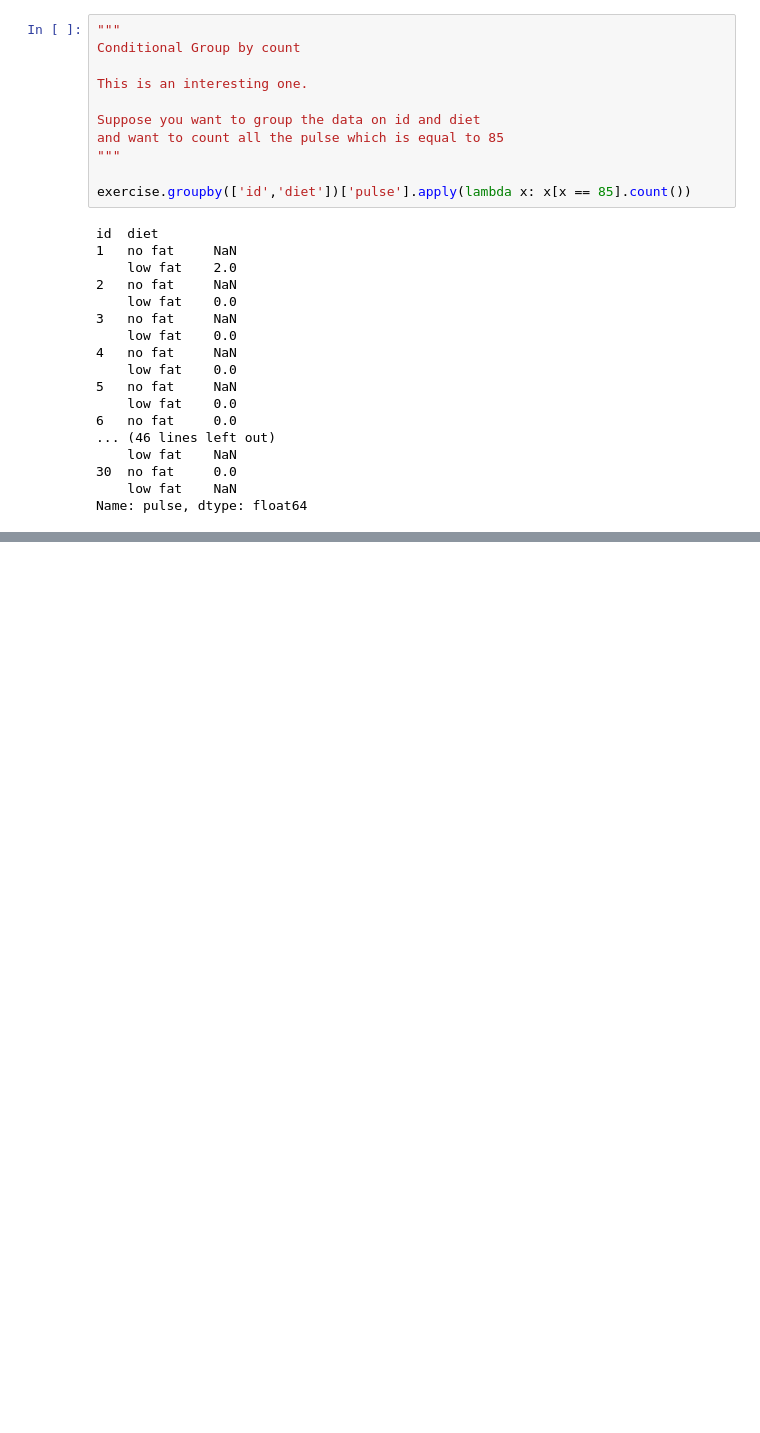
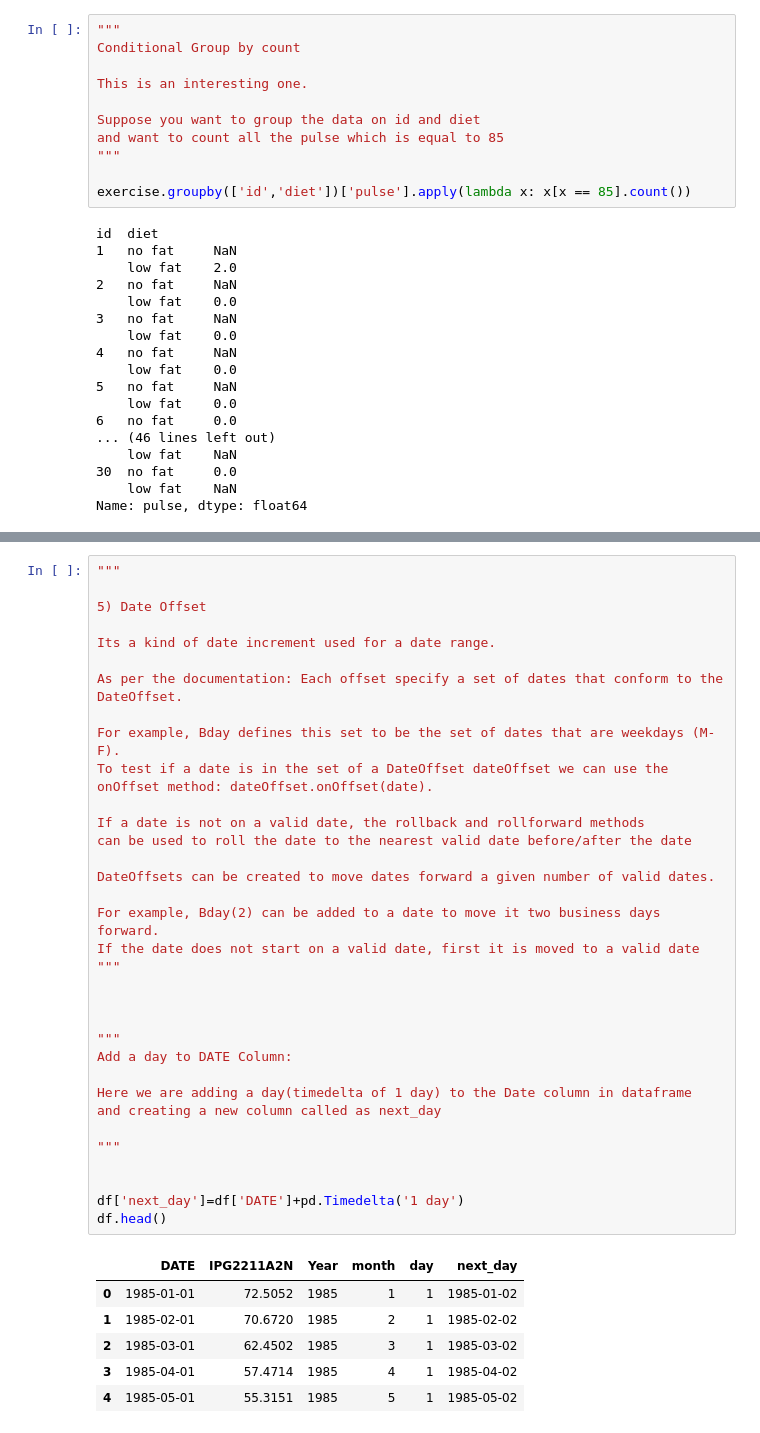
Before and after one commit to DBWALLER/DS_Practice, a Jupyter notebook: [Pandas] Practice - tutorial.ipynb, the cells around one changed output, grey strips where cells are left out. Saved outputs shown, nothing was run; the diff lists cells and outputs as text; blank space fills up the shorter version.

```diff
--- a/[Pandas] Practice - tutorial.ipynb
+++ b/[Pandas] Practice - tutorial.ipynb
@@ -1516,0 +1725,41 @@ Name: pulse, dtype: float64
+# %%
+"""
+
+5) Date Offset
+
+Its a kind of date increment used for a date range.
+
+As per the documentation: Each offset specify a set of dates that conform to the DateOffset.
+
+For example, Bday defines this set to be the set of dates that are weekdays (M-F).
+To test if a date is in the set of a DateOffset dateOffset we can use the onOffset method: dateOffset.onOffset(date).
+
+If a date is not on a valid date, the rollback and rollforward methods
+can be used to roll the date to the nearest valid date before/after the date
+
+DateOffsets can be created to move dates forward a given number of valid dates.
+
+For example, Bday(2) can be added to a date to move it two business days forward.
+If the date does not start on a valid date, first it is moved to a valid date
+"""
+
+
+
+"""
+Add a day to DATE Column:
+
+Here we are adding a day(timedelta of 1 day) to the Date column in dataframe
+and creating a new column called as next_day
+
+"""
+
+
+df['next_day']=df['DATE']+pd.Timedelta('1 day')
+df.head()
+# %% [output]
+|  | DATE | IPG2211A2N | Year | month | day | next_day |
+| 0 | 1985-01-01 | 72.5052 | 1985 | 1 | 1 | 1985-01-02 |
+| 1 | 1985-02-01 | 70.6720 | 1985 | 2 | 1 | 1985-02-02 |
+| 2 | 1985-03-01 | 62.4502 | 1985 | 3 | 1 | 1985-03-02 |
+| 3 | 1985-04-01 | 57.4714 | 1985 | 4 | 1 | 1985-04-02 |
+| 4 | 1985-05-01 | 55.3151 | 1985 | 5 | 1 | 1985-05-02 |
```
Also changed, not shown: parts of 34 cells of this notebook.
